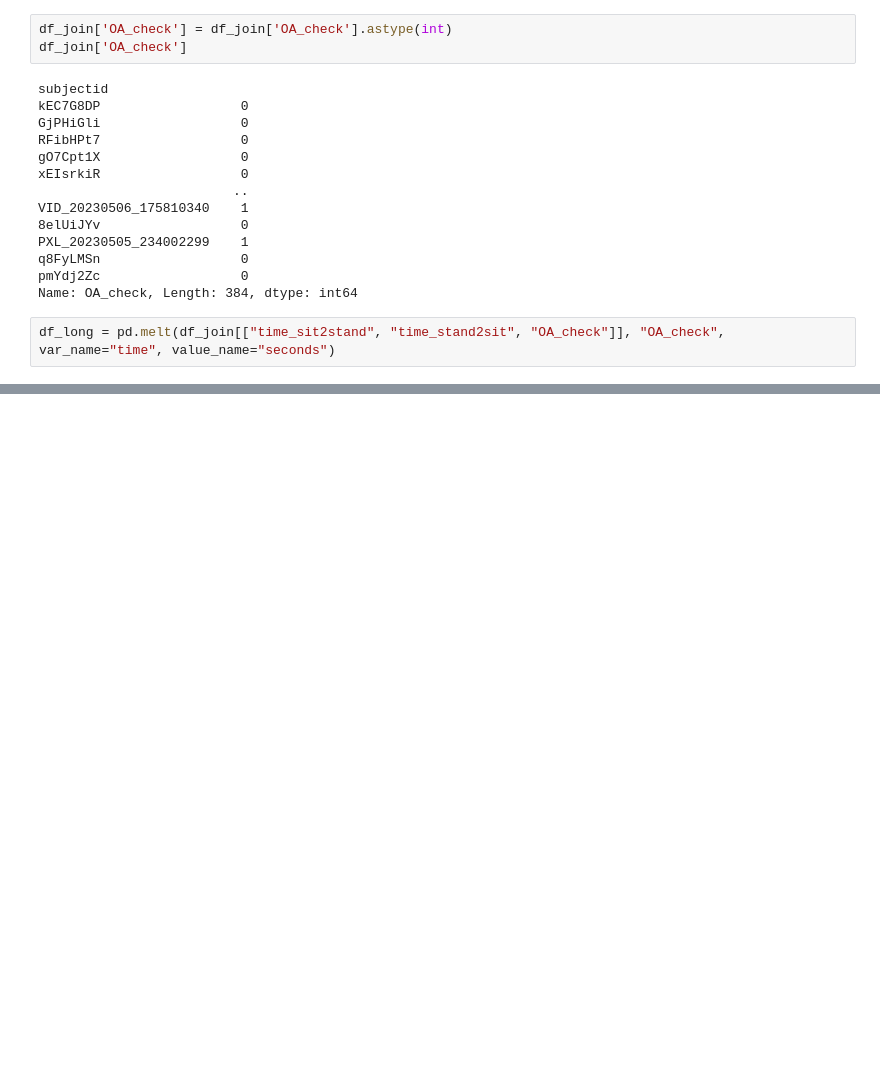
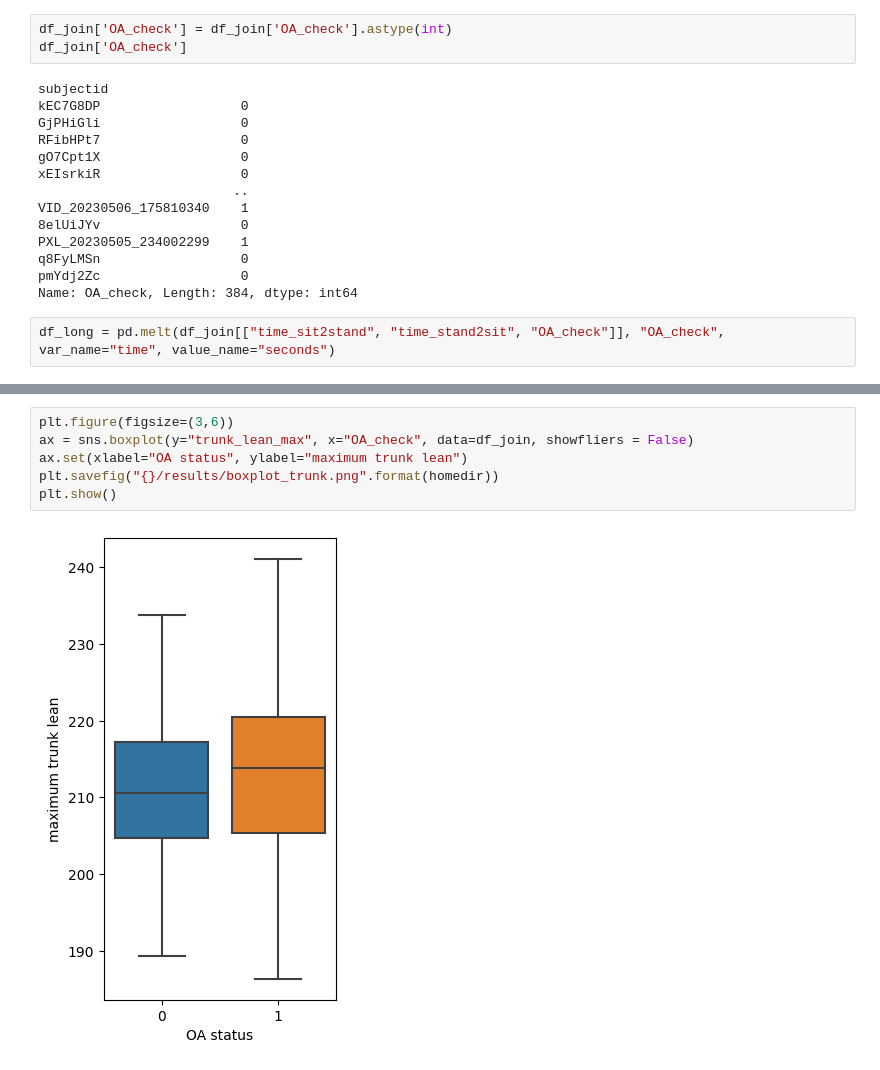
Before and after one commit to amandaliusa/cs231n, a Jupyter notebook: analysis/Visualization.ipynb, the cells around one changed output, grey strips where cells are left out. Cells and saved outputs as stored; diff of their text form; blank space fills up the shorter version.

```diff
--- a/analysis/Visualization.ipynb
+++ b/analysis/Visualization.ipynb
@@ -89,0 +99,8 @@ plt.savefig("{}/results/boxplot.png".format(homedir))
+# %%
+plt.figure(figsize=(3,6))
+ax = sns.boxplot(y="trunk_lean_max", x="OA_check", data=df_join, showfliers = False)
+ax.set(xlabel="OA status", ylabel="maximum trunk lean")
+plt.savefig("{}/results/boxplot_trunk.png".format(homedir))
+plt.show()
+# %% [output]
+[figure, added]
```
Also changed, not shown: parts of 2 cells of this notebook, 3 other files.
